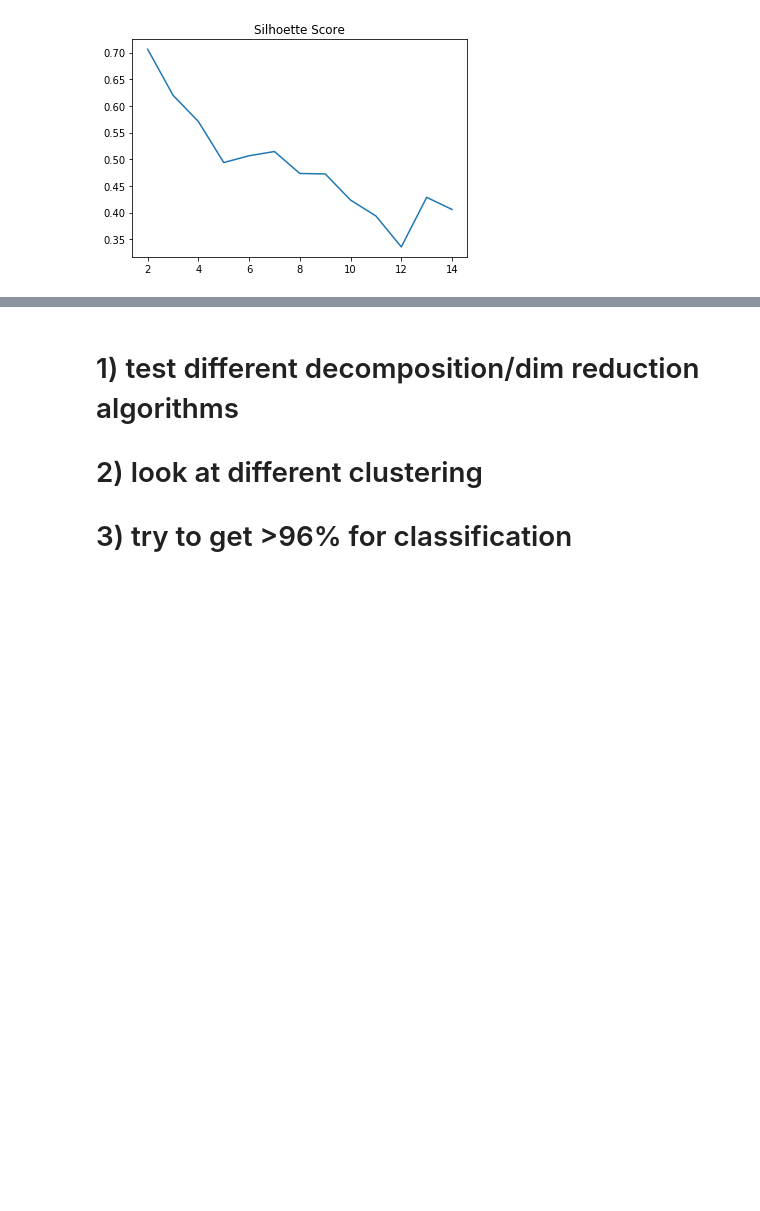
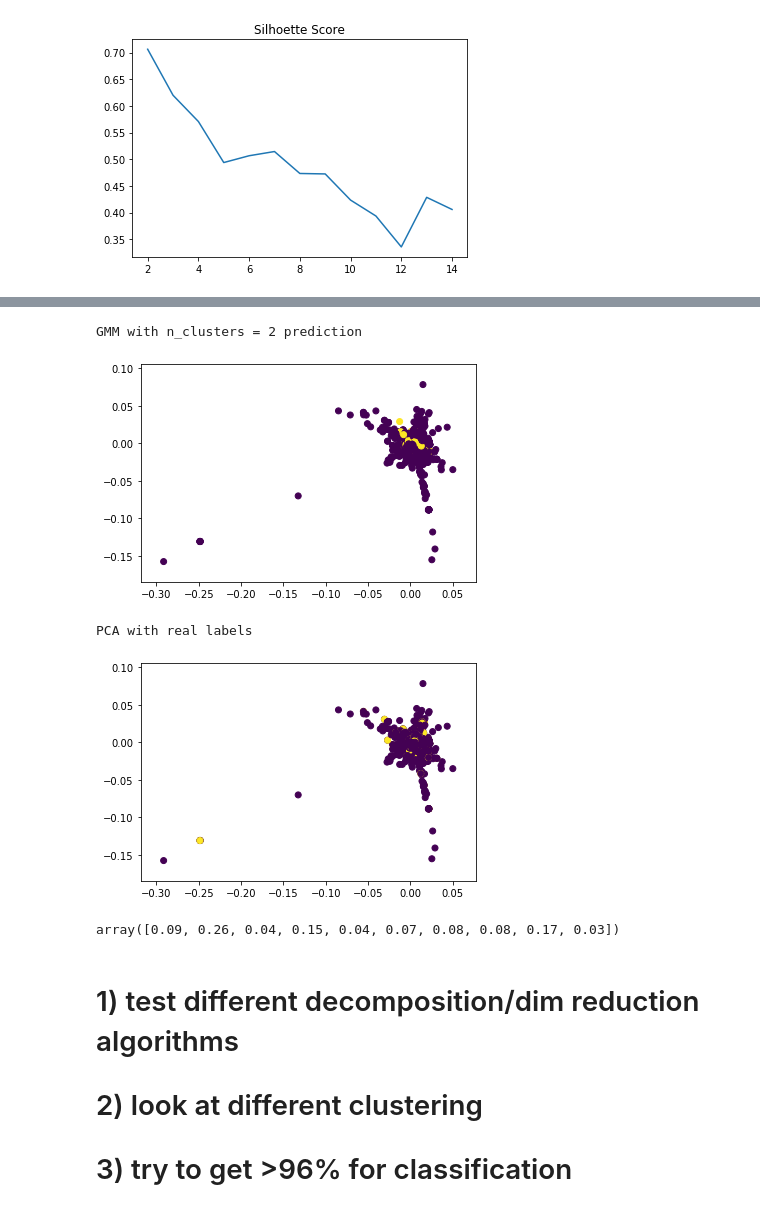
Before and after one commit to awheelis/ml_practice, a Jupyter notebook: apply_rate_classification.ipynb, the cells around one changed output, grey strips where cells are left out. Saved outputs shown, nothing was run; the diff lists cells and outputs as text; code cells hidden in the pictures; blank space fills up the shorter version.

```diff
--- a/apply_rate_classification.ipynb
+++ b/apply_rate_classification.ipynb
@@ -101,0 +181,7 @@ plt.scatter(pca_data[:,0], pca_data[:,1], c = pred)
+# %%
+from sklearn.mixture import GaussianMixture
+
+gm = GaussianMixture(n_components=2, n_init = 10)
+gm.fit(X)
+
+pred = gm.predict(X)
@@ -102,3 +192,25 @@ plt.scatter(pca_data[:,0], pca_data[:,1], c = pred)
+# %%
+
+print("GMM with n_clusters = 2 prediction")
+plt.scatter(lle_X[:,0], lle_X[:,1], c = pred==0)
+plt.show()
+
+print("PCA with real labels")
+plt.scatter(lle_X[:,0], lle_X[:,1], c = y)
+plt.show()
+# %% [output]
+GMM with n_clusters = 2 prediction
+[figure, added]
+PCA with real labels
+[figure, added]
+# %%
+from sklearn.mixture import BayesianGaussianMixture
+
+bgm = BayesianGaussianMixture(n_components=10, n_init = 10)
+bgm.fit(X)
+np.round(bgm.weights_, 2)
+# %% [output]
+array([0.09, 0.26, 0.04, 0.15, 0.04, 0.07, 0.08, 0.08, 0.17, 0.03])
 # %% [markdown]
 # 1) test different decomposition/dim reduction algorithms
 # 2) look at different clustering
```
Also changed, not shown: parts of 15 cells of this notebook, 1 other file.
